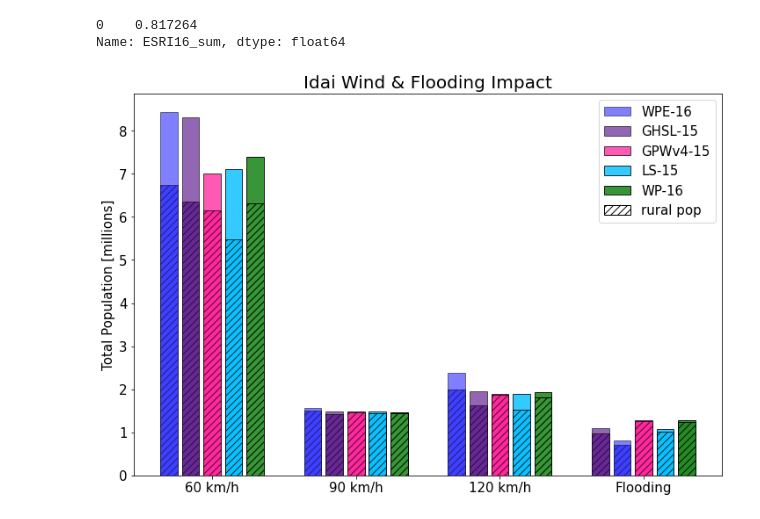
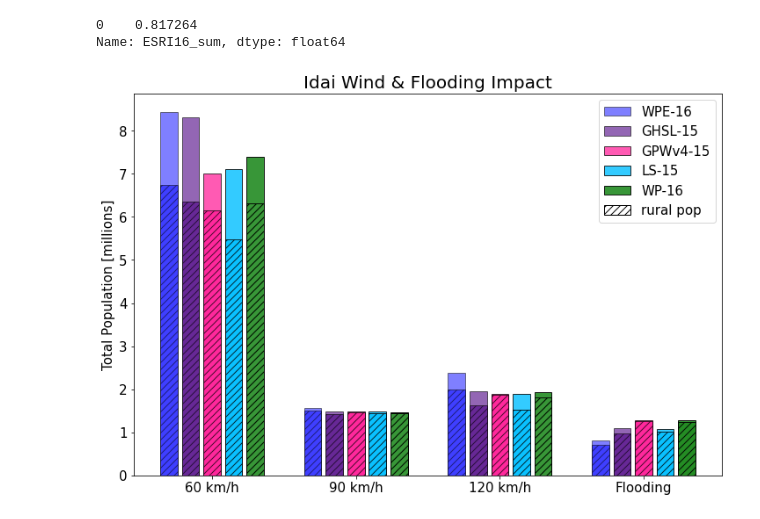
Before and after one commit to cascadet/PopGridCompare-ms, a Jupyter notebook: notebooks/step_6_Idai.ipynb, the cells around one changed output. Drawn from its saved outputs; the diff is of its cells as text; code cells hidden in the pictures.

```diff
--- a/notebooks/step_6_Idai.ipynb
+++ b/notebooks/step_6_Idai.ipynb
@@ -250,8 +250,8 @@ plt.bar(d, winds_rural.LS15_sum / scale, width=0.12, align='center', alpha  = 0.
 plt.bar(e, winds_rural.WP16_sum / scale, width=0.12, align='center', alpha  = 0.9, color = WP16_c, ec = 'black', hatch = "///")
 
 # Bar locations
-a = [4-.15]
-b = [4-.3]
+a = [4-.3]
+b = [4-.15]
 c = [4]
 d = [4+.15]
 e = [4+.3]
@@ -259,31 +259,31 @@ e = [4+.3]
 #All floods
 plt.bar(a, floods_all.ESRI16_sum / scale, width=0.12, align='center', alpha  = 0.5, color = ESRI16_c, ec = 'black')
 plt.bar(b, floods_all.GHS15_sum / scale, width=0.12, align='center', alpha  = 0.6, color = GHS15_c, ec = 'black')
 plt.bar(c, floods_all.GPWv4_sum  / scale, width=0.12, align='center', alpha  = 0.7, color = GWPv4_c, ec = 'black')
 plt.bar(d, floods_all.LS15_sum / scale, width=0.12, align='center', alpha  = 0.8, color = LS15_c, ec = 'black')
 plt.bar(e, floods_all.WP16_sum / scale, width=0.12, align='center', alpha  = 0.9, color = WP16_c, ec = 'black')
 
 # rural floods
 plt.bar(a, floods_rural.ESRI16_sum / scale, width=0.12, align='center', alpha  = 0.5, color = ESRI16_c, ec = 'black', hatch = "///")
 plt.bar(b, floods_rural.GHS15_sum / scale, width=0.12, align='center', alpha  = 0.6, color = GHS15_c, ec = 'black', hatch = "///")
 plt.bar(c, floods_rural.GPWv4_sum / scale, width=0.12, align='center', alpha  = 0.7, color = GWPv4_c, ec = 'black', hatch = "///")
 plt.bar(d, floods_rural.LS15_sum / scale, width=0.12, align='center', alpha  = 0.8, color = LS15_c, ec = 'black', hatch = "///")
 plt.bar(e, floods_rural.WP16_sum / scale, width=0.12, align='center', alpha  = 0.9, color = WP16_c, ec = 'black', hatch = "///")
 
 # legend + tics
 leg = ['WPE-16', 'GHSL-15', 'GPWv4-15', 'LS-15', 'WP-16', 'rural pop']
 ticks_bar = ['60 km/h', '90 km/h', '120 km/h', 'Flooding']
 plt.xticks([1,2,3,4], ticks_bar, fontsize = 15)
 plt.yticks(fontsize = 15)
 plt.legend(leg, fontsize = 15)
 
 # Labels / Titles
 axs.set_title('Idai Wind & Flooding Impact', size = 20)
 axs.set_xlabel('', fontsize = 15)
 axs.set_ylabel('Total Population [millions]', fontsize = 15)
 
 # save it out
 fig_out = '/Users/cascade/Github/PopGridCompare/data/FIGS/MS/Finalv1/Fig5.png'
 plt.savefig(fig_out, dpi = 300, facecolor = 'white', bbox_inches='tight')
 # %% [output]
-[figure, old version]
+[figure, new version]
```
Also changed, not shown: parts of 7 cells of this notebook.
